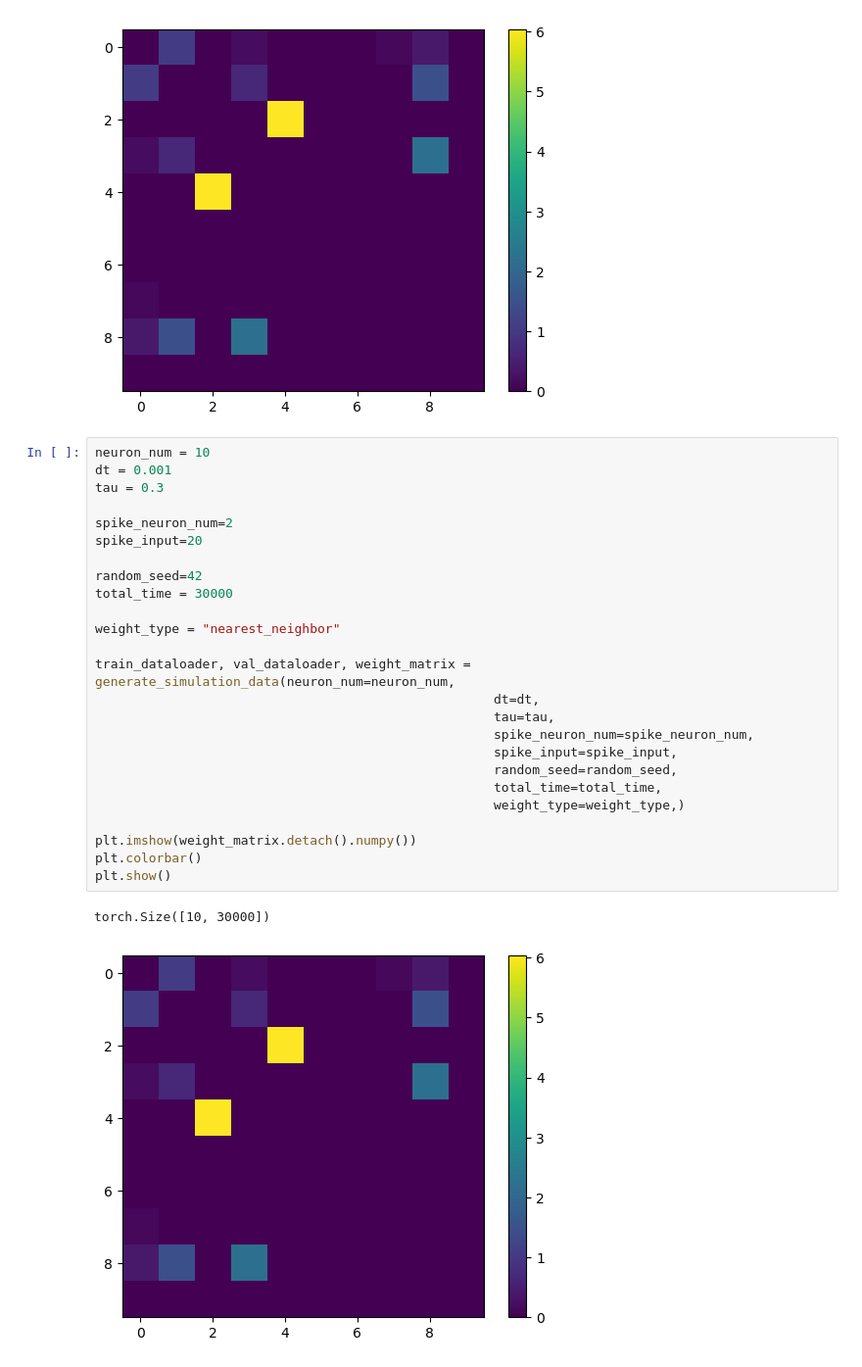
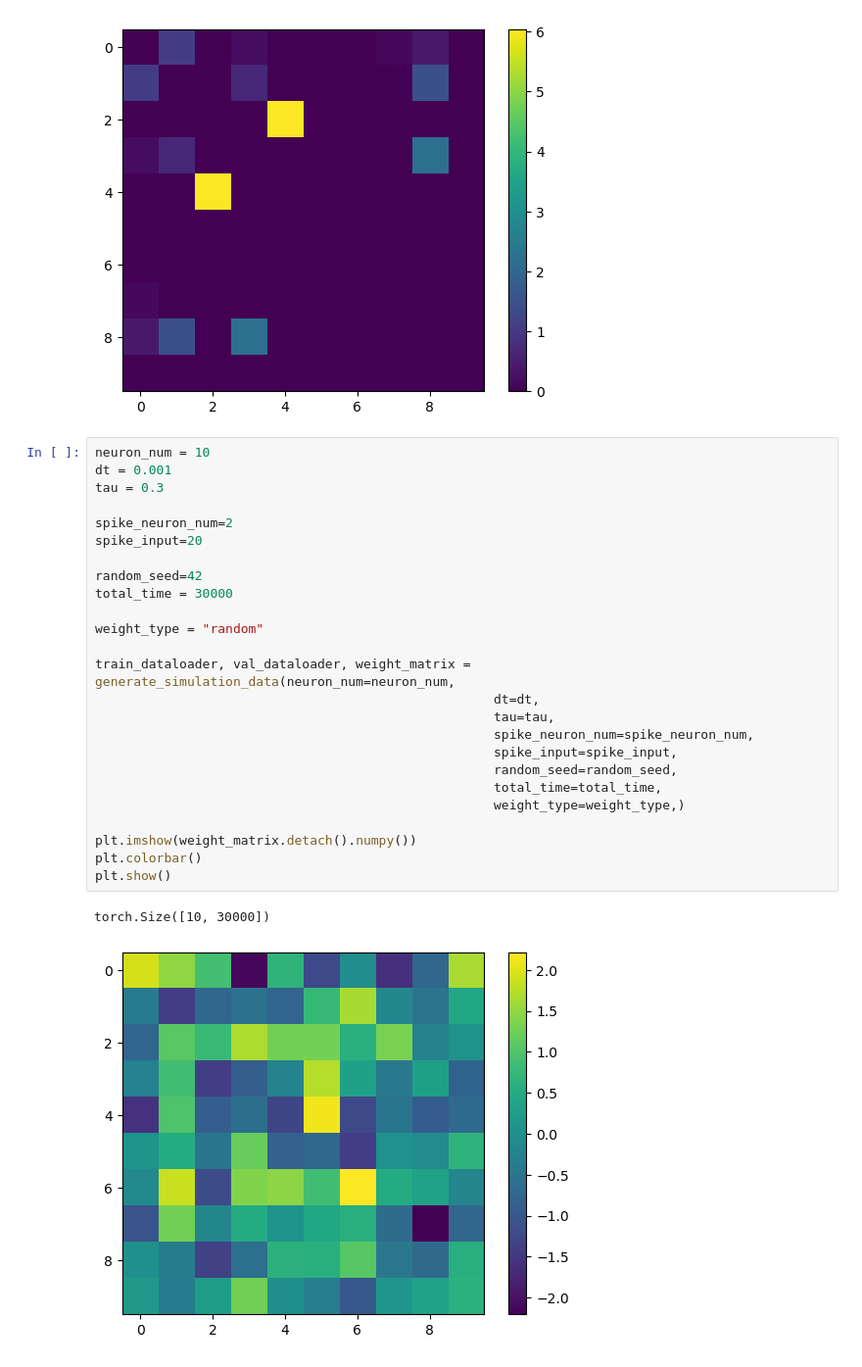
Before and after one commit to wuweizhang0723/func2graph, a Jupyter notebook: notebook/check_data/simulation_data.ipynb, the cells around one changed output. Shown at 98% size. Drawn from its saved outputs; the diff is of its cells as text.

```diff
--- a/notebook/check_data/simulation_data.ipynb
+++ b/notebook/check_data/simulation_data.ipynb
@@ -95,31 +95,31 @@ plt.show()
 # %%
 neuron_num = 10
 dt = 0.001
 tau = 0.3
 
 spike_neuron_num=2
 spike_input=20
 
 random_seed=42
 total_time = 30000
 
-weight_type = "nearest_neighbor"
+weight_type = "random"
 
 train_dataloader, val_dataloader, weight_matrix = generate_simulation_data(neuron_num=neuron_num,
                                                     dt=dt,
                                                     tau=tau,
                                                     spike_neuron_num=spike_neuron_num,
                                                     spike_input=spike_input,
                                                     random_seed=random_seed,
                                                     total_time=total_time,
                                                     weight_type=weight_type,)
 
 plt.imshow(weight_matrix.detach().numpy())
 plt.colorbar()
 plt.show()
 # %% [output]
 torch.Size([10, 30000])
-[figure, old version]
+[figure, new version]
 # %%
 for i_batch, sample_batched in enumerate(train_dataloader):
     print(sample_batched[0].shape)
```
Also changed, not shown: parts of 2 cells of this notebook, 2 other files.
